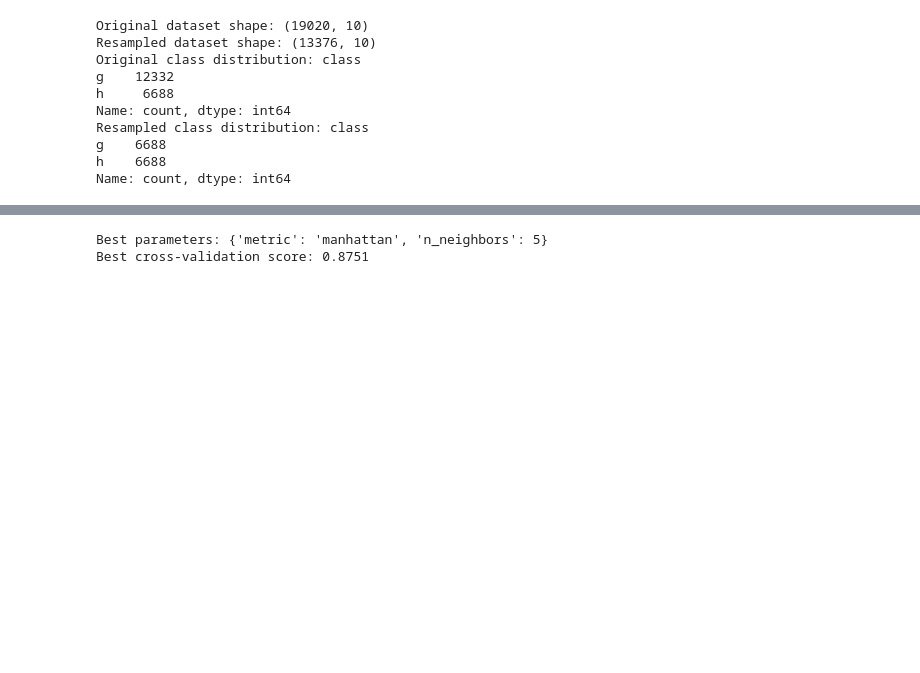
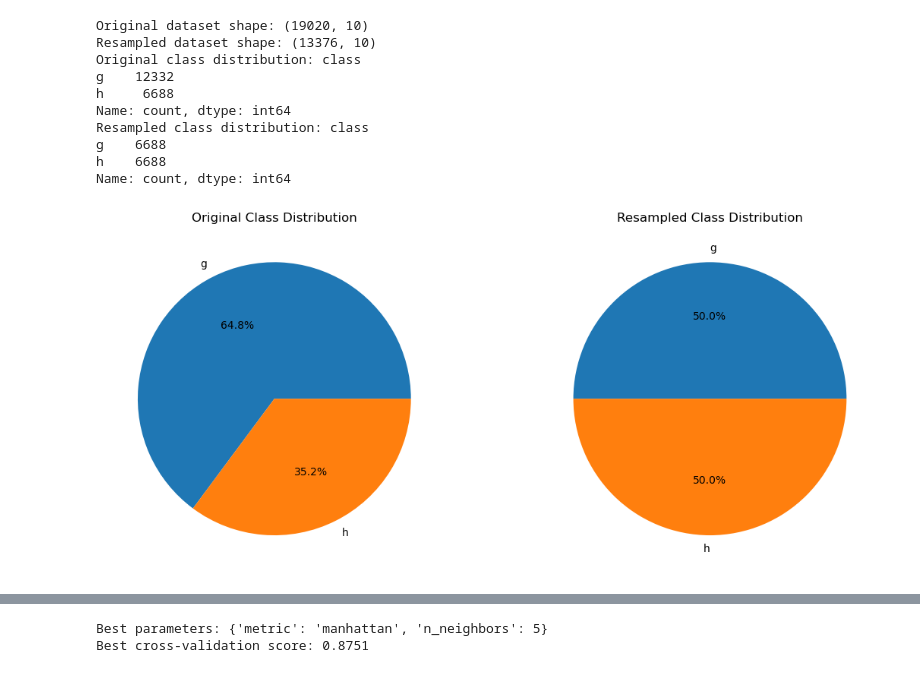
Before and after one commit to Mazen-Elsayed/Machine-Learning-Regression-and-Classfication-, a Jupyter notebook: lab1_classification.ipynb, the cells around one changed output, grey strips where cells are left out. Drawn from its saved outputs; the diff is of its cells as text; code cells hidden in the pictures; blank space fills up the shorter version.

Commit message:
added visualization

```diff
--- a/lab1_classification.ipynb
+++ b/lab1_classification.ipynb
@@ -65,3 +66,16 @@ Resampled class distribution: class
 g    6688
 h    6688
 Name: count, dtype: int64
+# %%
+plt.figure(figsize=(12, 5))
+plt.subplot(1, 2, 1)
+plt.pie(y.value_counts(), labels=y.value_counts().index, autopct='%1.1f%%')
+plt.title('Original Class Distribution')
+plt.subplot(1, 2, 2)
+plt.pie(y_resampled.value_counts(), labels=y_resampled.value_counts().index, autopct='%1.1f%%')
+plt.title('Resampled Class Distribution')
+
+plt.tight_layout()
+plt.show()
+# %% [output]
+[figure, added]
```
Also changed, not shown: parts of 6 cells of this notebook.
